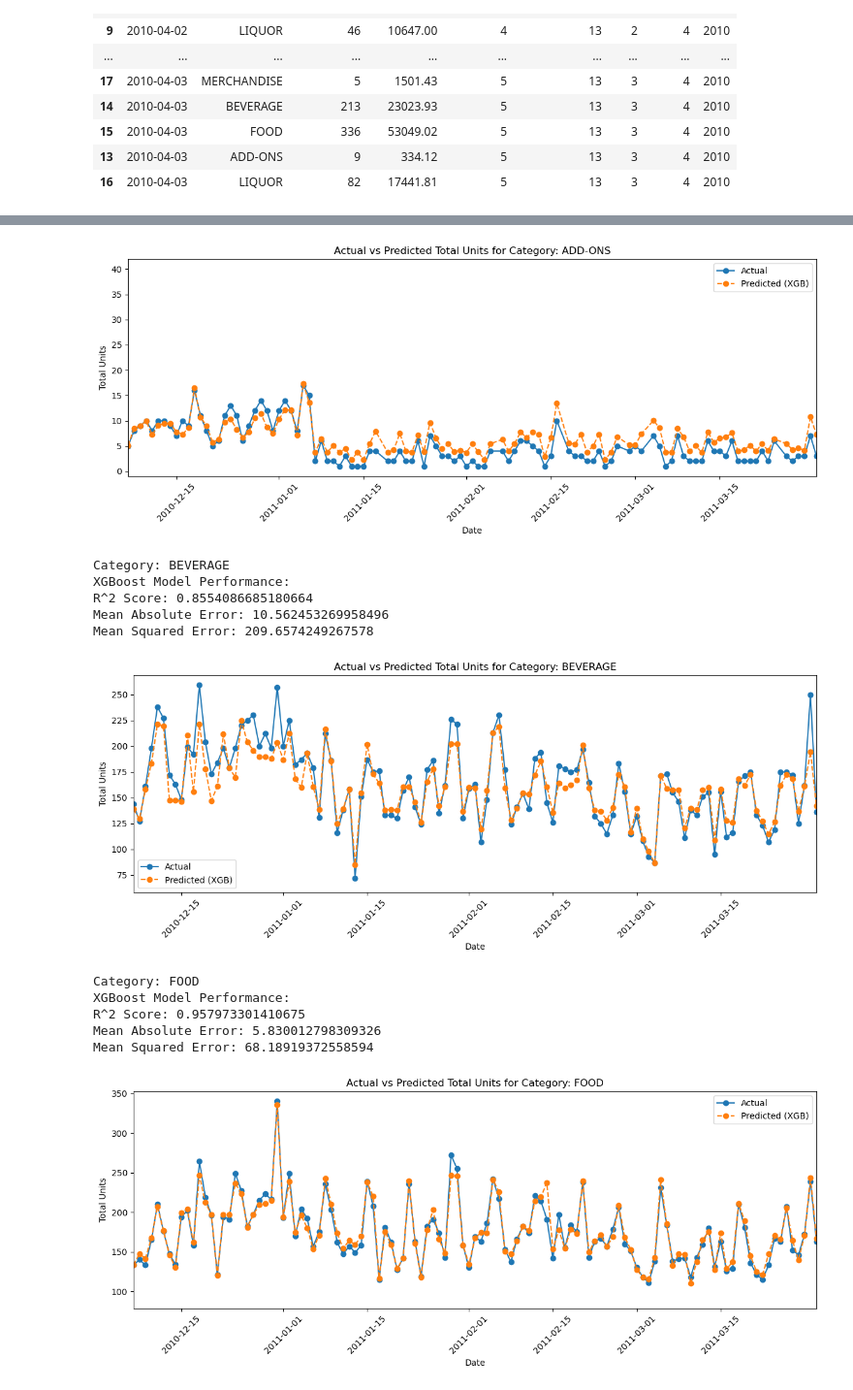
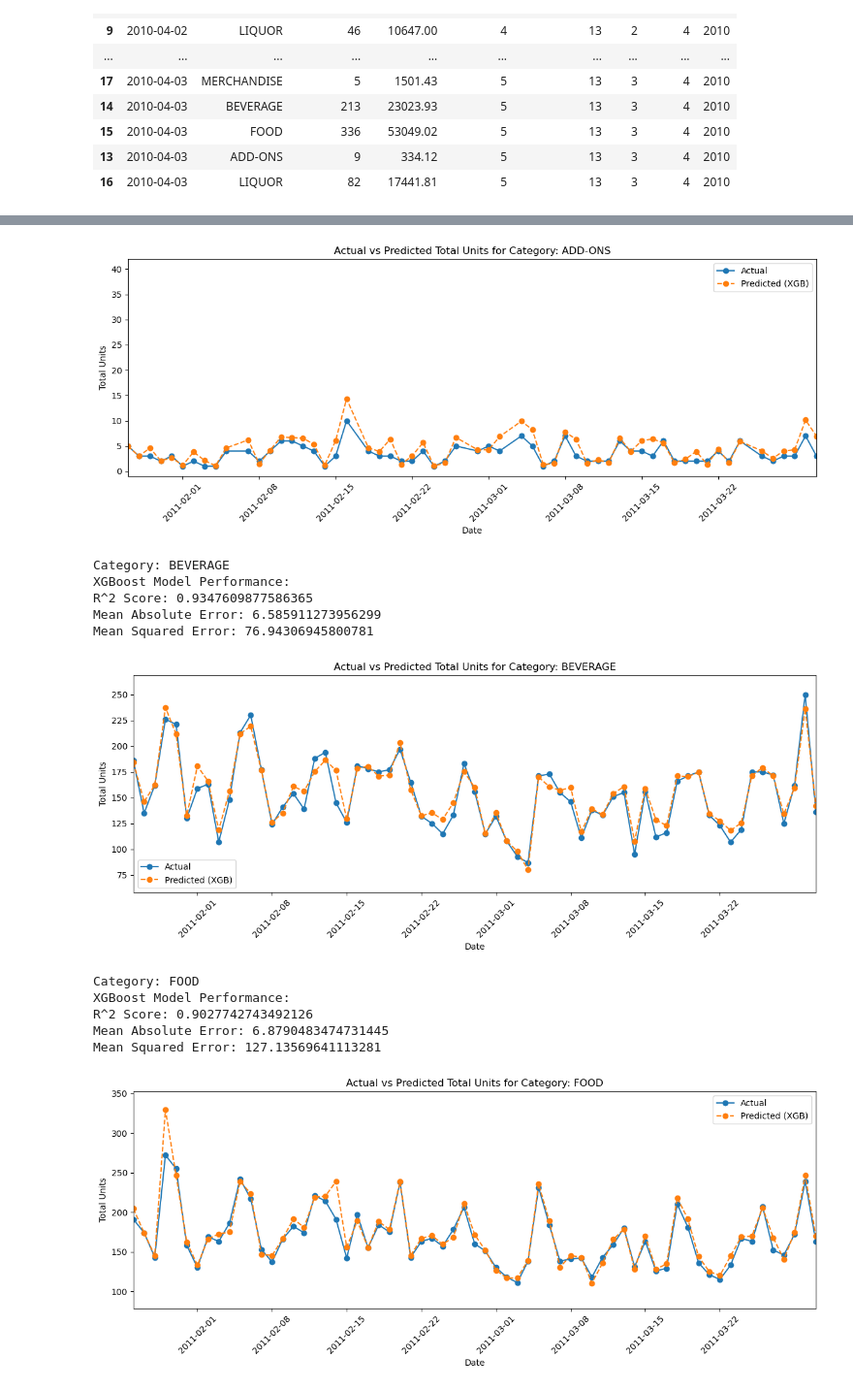
Before and after one commit to CasGijtenbeek/Data-Science-Project, a Jupyter notebook: xgboost_daily.ipynb, the cells around one changed output, grey strips where cells are left out. Shown at 97% size. Cells and saved outputs as stored; diff of their text form; code cells hidden in the pictures.

```diff
--- a/xgboost_daily.ipynb
+++ b/xgboost_daily.ipynb
@@ -63,8 +63,8 @@ daily.head(400)
 # %%
 X_data, Y_data = daily.drop(columns=["Total_Units", "Date"]), daily["Total_Units"]
 # %%
-x_train, x_test = X_data[:250], X_data[250:]
-y_train, y_test = Y_data[:250], Y_data[250:]
+x_train, x_test = X_data[:300], X_data[300:]
+y_train, y_test = Y_data[:300], Y_data[300:]
 # %%
 xgb = xgboost.XGBRegressor(max_depth=28, n_estimators=150)
 xgb.fit(x_train, y_train)
@@ -82,6 +82,6 @@ Mean Squared Error: 2396.8525390625
 # %%
 # plot actual vs predicted for the test set
-dates = daily['Date'].iloc[250:]  # test dates
+dates = daily['Date'].iloc[300:]  # test dates
 plt.figure(figsize=(12,5))
 plt.plot(daily["Date"], daily["Total_Units"], label='Actual', marker='o', linestyle='-')
 plt.plot(dates, y_pred_xgb, label='Predicted (XGB)', marker='o', linestyle='--')
@@ -154,8 +154,8 @@ for category, df_cat in daily.groupby('Category'):
 
     X_data, Y_data = df_cat.drop(columns=["Total_Units", "Date", "Category"]), df_cat["Total_Units"]
 
-    x_train, x_test = X_data[:250], X_data[250:]
-    y_train, y_test = Y_data[:250], Y_data[250:]
+    x_train, x_test = X_data[:300], X_data[300:]
+    y_train, y_test = Y_data[:300], Y_data[300:]
 
     xgb = xgboost.XGBRegressor(max_depth=28, n_estimators=150)
     xgb.fit(x_train, y_train)
@@ -167,7 +167,7 @@ for category, df_cat in daily.groupby('Category'):
     print("Mean Squared Error:", mean_squared_error(y_test, y_pred_xgb))
     print("\n")
     # plot actual vs predicted for the test set
-    dates = df_cat['Date'].iloc[250:]  # test dates
+    dates = df_cat['Date'].iloc[300:]  # test dates
     plt.figure(figsize=(12,5))
     plt.plot(df_cat["Date"], df_cat["Total_Units"], label='Actual', marker='o', linestyle='-')
     plt.plot(dates, y_pred_xgb, label='Predicted (XGB)', marker='o', linestyle='--')
@@ -188,15 +188,15 @@ Mean Squared Error: 4.656860828399658
-[figure, old version]
+[figure, new version]
 Category: BEVERAGE
 XGBoost Model Performance:
-R^2 Score: 0.8554086685180664
-Mean Absolute Error: 10.562453269958496
-Mean Squared Error: 209.6574249267578
+R^2 Score: 0.9347609877586365
+Mean Absolute Error: 6.585911273956299
+Mean Squared Error: 76.94306945800781
-[figure, old version]
+[figure, new version]
 Category: FOOD
 XGBoost Model Performance:
-R^2 Score: 0.957973301410675
-Mean Absolute Error: 5.830012798309326
-Mean Squared Error: 68.18919372558594
+R^2 Score: 0.9027742743492126
+Mean Absolute Error: 6.8790483474731445
+Mean Squared Error: 127.13569641113281
-[figure, old version]
+[figure, new version]
 Category: LIQUOR
 XGBoost Model Performance:
```
Also changed, not shown: parts of 3 cells of this notebook, 1 other file.
